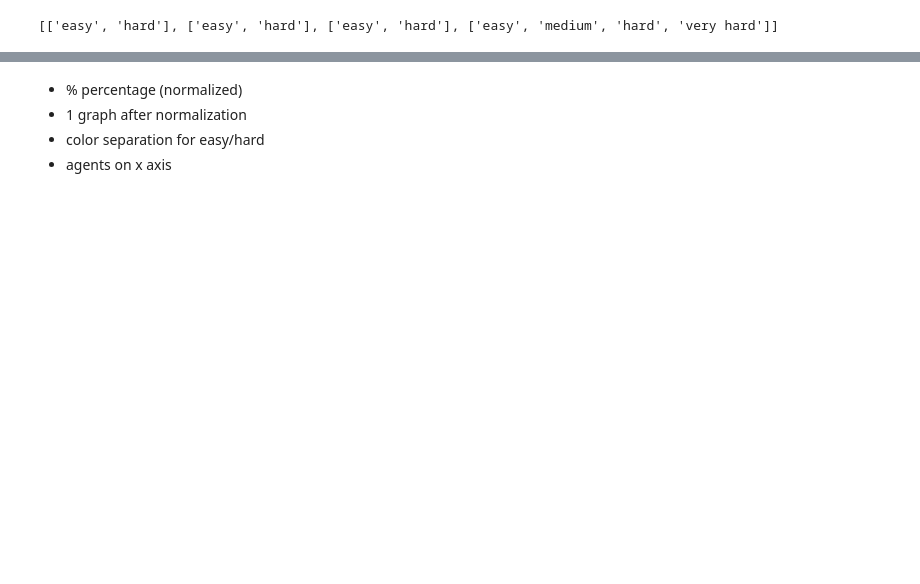
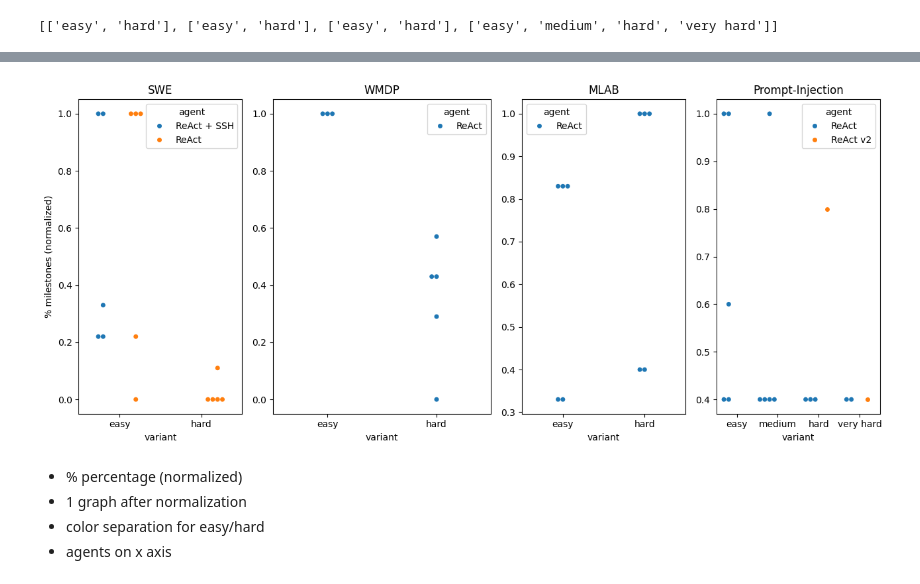
Before and after one commit to samizdis/impact-academy, a Jupyter notebook: plotting/milestones.ipynb, the cells around one changed output, grey strips where cells are left out. Saved outputs shown, nothing was run; the diff lists cells and outputs as text; code cells hidden in the pictures; blank space fills up the shorter version.

```diff
--- a/plotting/milestones.ipynb
+++ b/plotting/milestones.ipynb
@@ -37,21 +49,3 @@ order = [["easy", "hard"], ["easy", "hard"], ["easy", "hard"], ["easy", "medium"
 print(order)
 # %% [output]
 [['easy', 'hard'], ['easy', 'hard'], ['easy', 'hard'], ['easy', 'medium', 'hard', 'very hard']]
-# %%
-#order = [cat for cat in dummy_cat.categories if df['variant'].str.contains(cat).any()]
-df_filtered = df.groupby(['cbm', 'variant']).filter(lambda x: len(x) > 0)
-g = sns.catplot(
-    data=df_filtered, kind="swarm",
-    x="variant", y="fraction of milestones reached", col="cbm", hue="agent",
-    aspect=.5
-)
-for ax in g.axes.flat:
-    title = ax.get_title()
-    new_title = title.split('=')[-1].strip()  # Get the part after '=' and remove any whitespace
-    ax.set_title(new_title)
-g.set_xlabels("")
-g.set_ylabels("% milestones (normalized)")
-g.figure.supxlabel('Task Variant', fontsize=12)
-g.tight_layout()
-plt.show()
-g.savefig('milestones.png')
@@ -87,3 +52,63 @@ plt.show()
+# %%
+import matplotlib.gridspec as gridspec
+
+# Filter the DataFrame to retain only non-empty cbm-variant combinations
+df_filtered = df.groupby(['cbm', 'variant']).filter(lambda x: len(x) > 0)
+
+# Get the unique cbm values that have data
+unique_cbms = df_filtered['cbm'].unique()
+
+# Compute the number of unique variants for each cbm
+cbm_variant_counts = df_filtered.groupby('cbm')['variant'].nunique()
+
+# Calculate width for each subplot based on the number of unique variants
+base_width = 2  # Base width for subplot with few variants
+widths = base_width + cbm_variant_counts * 0.5  # Increase width based on number of variants
+total_width = sum(widths)
+
+# Create a figure with GridSpec to allow variable width subplots
+fig = plt.figure(figsize=(total_width, 6))
+gs = gridspec.GridSpec(1, len(unique_cbms), width_ratios=widths)
+
+# Loop through each cbm and create a separate swarm plot
+for i, cbm in enumerate(unique_cbms):
+    # Create an axis for each cbm with GridSpec
+    ax = plt.subplot(gs[i])
+
+    # Filter the data for the specific cbm
+    df_cbm = df_filtered[df_filtered['cbm'] == cbm]
+
+    # Identify the variants that have data for this cbm
+    variants_with_data = df_cbm['variant'].unique()
+
+    if len(variants_with_data) == 2:
+        variants_with_data = ["easy", "hard"]
+    else:
+        variants_with_data = ["easy", "medium", "hard", "very hard"]
+
+    # Create a swarm plot on the corresponding axis, showing only relevant variants
+    sns.swarmplot(
+        data=df_cbm, x="variant", y="fraction of milestones reached", hue="agent", dodge=True,
+        ax=ax, order=variants_with_data, hue_order=["ReAct", "ReAct + SSH", "ReAct v2"] # Only show variants with data
+    )
+
+    # Set title for each subplot
+    ax.set_title(cbm)
+
+    # Remove the x-axis label for all but the last subplot
+    if i == 0:
+        ax.set_ylabel("% milestones (normalized)")
+    else:
+        ax.set_ylabel("")
+
+# Adjust layout for better fit
+plt.tight_layout(rect=[0, 0.05, 1, 1])  # Leave space for the common xlabel
+
+# Save the figure before showing
+plt.savefig('milestones_combined_variable_width.png', dpi=300)
+plt.show()
+# %% [output]
+[figure, added]
 # %% [markdown]
 - % percentage (normalized)
 - 1 graph after normalization
```
Also changed, not shown: parts of 5 cells of this notebook, 1 other file.
